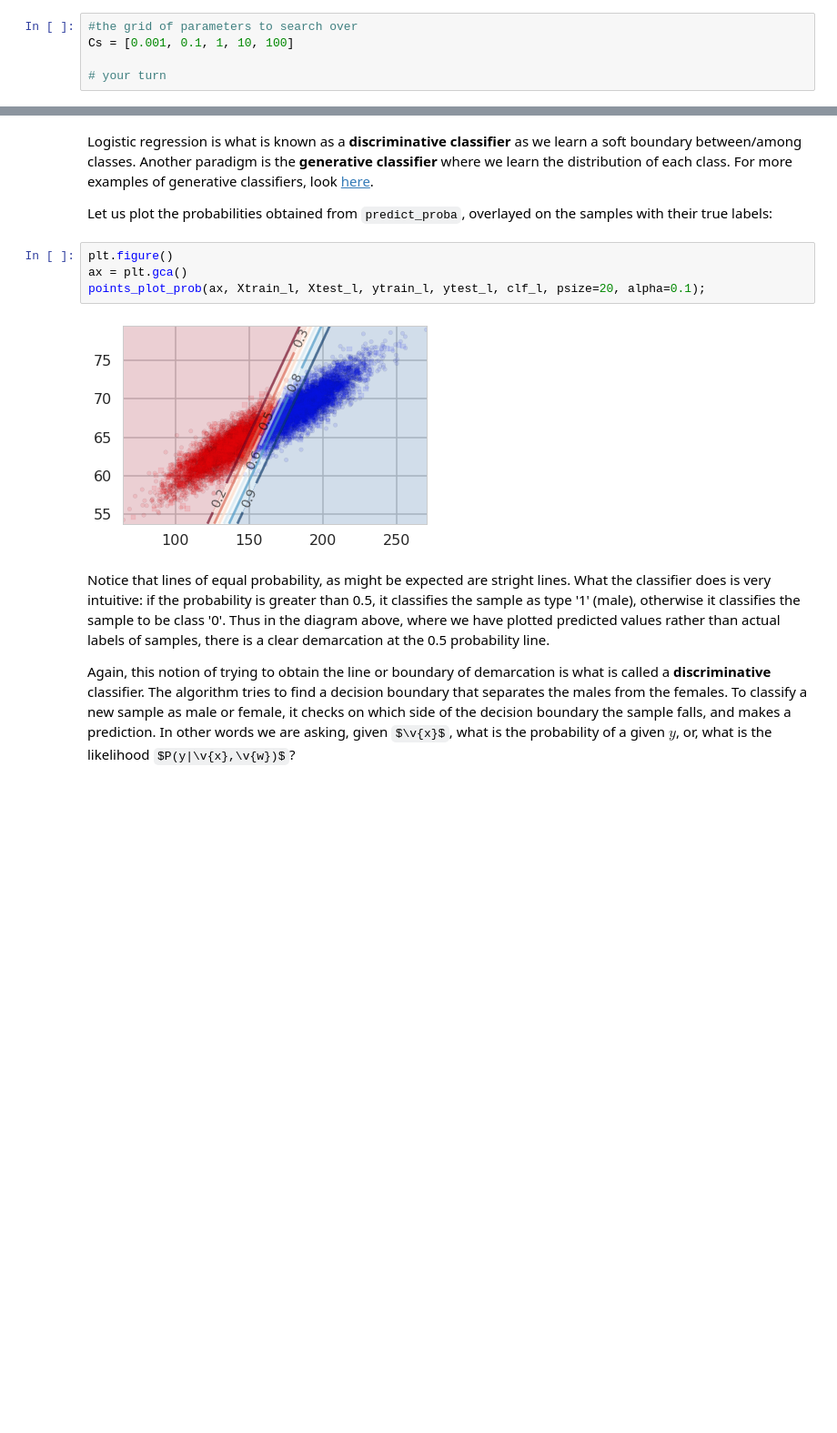
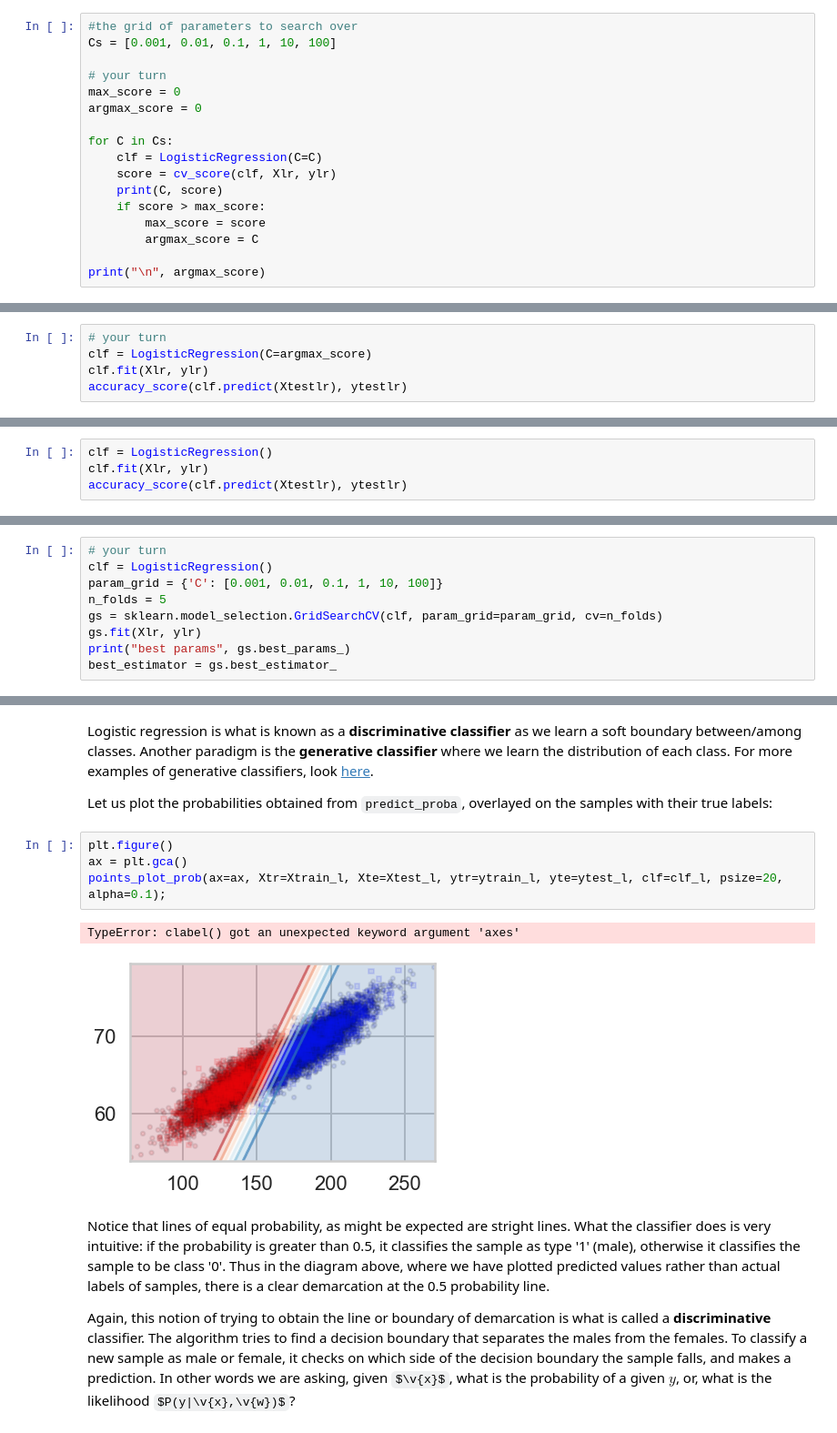
Before and after one commit to sarioz/Springboard, a Jupyter notebook: Mini-Projects/12_4.2-LogisticRegression/Mini_Project_Logistic_Regression.ipynb, the cells around one changed output, grey strips where cells are left out. Shown at 91% size. Drawn from its saved outputs; the diff is of its cells as text; some formulas as TeX source; blank space fills up the shorter version.

Commit message:
add Logistic Regression MiniProject, complete

```diff
--- a/Mini-Projects/12_4.2-LogisticRegression/Mini_Project_Logistic_Regression.ipynb
+++ b/Mini-Projects/12_4.2-LogisticRegression/Mini_Project_Logistic_Regression.ipynb
@@ -216,6 +216,18 @@ Your goal is to find the best model parameters based *only* on the training set,
 </div>
 # %%
 #the grid of parameters to search over
-Cs = [0.001, 0.1, 1, 10, 100]
+Cs = [0.001, 0.01, 0.1, 1, 10, 100]
 
 # your turn
+max_score = 0
+argmax_score = 0
+
+for C in Cs:
+    clf = LogisticRegression(C=C)
+    score = cv_score(clf, Xlr, ylr)
+    print(C, score)
+    if score > max_score:
+        max_score = score
+        argmax_score = C
+
+print("\n", argmax_score)
@@ -240,0 +262,5 @@ Cs = [0.001, 0.1, 1, 10, 100]
+# %%
+# your turn
+clf = LogisticRegression(C=argmax_score)
+clf.fit(Xlr, ylr)
+accuracy_score(clf.predict(Xtestlr), ytestlr)
@@ -240,0 +269,4 @@ Cs = [0.001, 0.1, 1, 10, 100]
+# %%
+clf = LogisticRegression()
+clf.fit(Xlr, ylr)
+accuracy_score(clf.predict(Xtestlr), ytestlr)
@@ -255,0 +290,9 @@ Scikit-learn, as with many other Python packages, provides utilities to perform
+# %%
+# your turn
+clf = LogisticRegression()
+param_grid = {'C': [0.001, 0.01, 0.1, 1, 10, 100]}
+n_folds = 5
+gs = sklearn.model_selection.GridSearchCV(clf, param_grid=param_grid, cv=n_folds)
+gs.fit(Xlr, ylr)
+print("best params", gs.best_params_)
+best_estimator = gs.best_estimator_
@@ -456,9 +503,10 @@ Let us plot the probabilities obtained from `predict_proba`, overlayed on the sa
 # %%
 plt.figure()
 ax = plt.gca()
-points_plot_prob(ax, Xtrain_l, Xtest_l, ytrain_l, ytest_l, clf_l, psize=20, alpha=0.1);
+points_plot_prob(ax=ax, Xtr=Xtrain_l, Xte=Xtest_l, ytr=ytrain_l, yte=ytest_l, clf=clf_l, psize=20, alpha=0.1);
 # %% [output]
+TypeError: clabel() got an unexpected keyword argument 'axes'
-[figure, old version]
+[figure, new version]
 # %% [markdown]
 Notice that lines of equal probability, as might be expected are stright lines. What the classifier does is very intuitive: if the probability is greater than 0.5, it classifies the sample as type '1' (male), otherwise it classifies the sample to be class '0'. Thus in the diagram above, where we have plotted predicted values rather than actual labels of samples, there is a clear demarcation at the 0.5 probability line.
 
```
Also changed, not shown: parts of 15 cells of this notebook.
